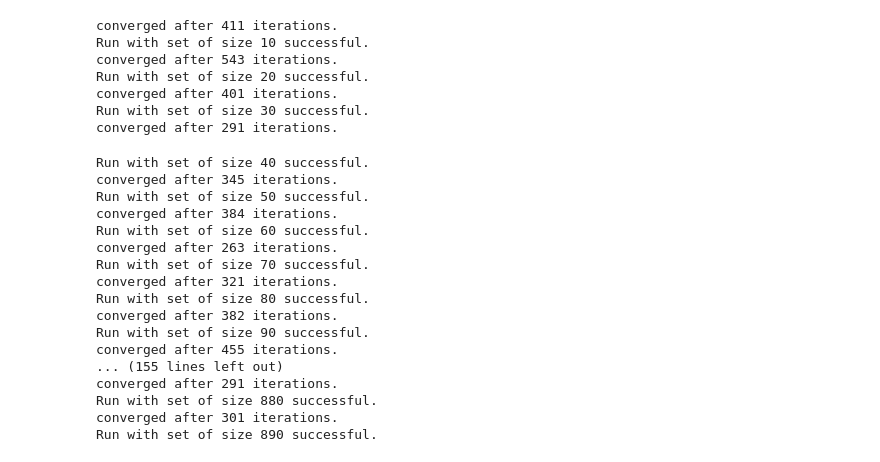
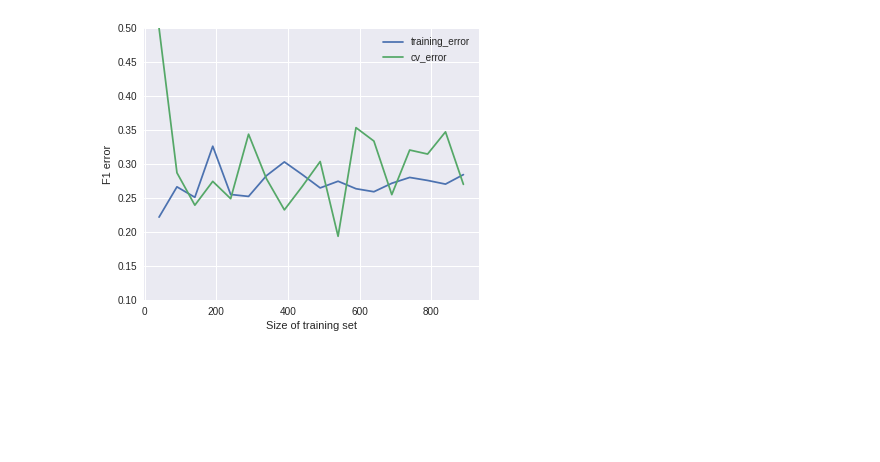
Before and after one commit to ariakoehler/kaggle_titanic, a Jupyter notebook: titanic.ipynb, the cells around one changed output. Saved outputs shown, nothing was run; the diff lists cells and outputs as text; code cells hidden in the pictures; blank space fills up the shorter version.

```diff
--- a/titanic.ipynb
+++ b/titanic.ipynb
@@ -98,11 +81,19 @@ display(sb.heatmap(corr))
 # %%
-#Try clustering, then running a regression on each cluster; data seems to break down into 3 groups
+metric = 'f1_score'
 
-log_reg = tu.LogisticRegressor(max_it=5000, lambd=0.3, alpha=0.01, metric='f1_score')
+log_reg = LogisticRegressor(max_it=5000, lambd=0.3, alpha=0.01)
 
-theta, train_error, cv_error = log_reg.fit(new_data, data_targets, portion_train=0.7, return_errors=True, return_differences=True, display_cost_log=True)
+X_train, y_train, X_val, y_val = tu.split_train_cv(new_data, data_targets)
 
-print('Training {} was {}'.format(log_reg.metric, 1 - train_error))
-print('Cross-validation {} was {}'.format(log_reg.metric, 1 - cv_error))
+theta = log_reg.fit(X_train, y_train, print_stats=True, return_differences=True)
+
+train_predictions = log_reg.predict(X_train, theta)
+cv_predictions = log_reg.predict(X_val, theta)
+
+train_err = tu.get_error(train_predictions, y_train, metric='f1_score')
+cv_err = tu.get_error(cv_predictions, y_val, metric='f1_score')
+
+print('Training {} was {}'.format(metric, 1 - train_err))
+print('Cross-validation {} was {}'.format(metric, 1 - cv_err))
 print('Optimal weights are: \n{}'.format(theta))
 # %% [output]
@@ -151,30 +118,19 @@ dtype: float64
-# %%
-weights, train_error_curve, cv_error_curve = log_reg.learning_curves(new_data, data_targets, portion_train=0.8, step=10)
-# %% [output]
-converged after 411 iterations.
-Run with set of size 10 successful.
-converged after 543 iterations.
-Run with set of size 20 successful.
-converged after 401 iterations.
-Run with set of size 30 successful.
-converged after 291 iterations.
-Run with set of size 40 successful.
-converged after 345 iterations.
-Run with set of size 50 successful.
-converged after 384 iterations.
-Run with set of size 60 successful.
-converged after 263 iterations.
-Run with set of size 70 successful.
-converged after 321 iterations.
-Run with set of size 80 successful.
-converged after 382 iterations.
-Run with set of size 90 successful.
-converged after 455 iterations.
-... (155 lines left out)
-converged after 291 iterations.
-Run with set of size 880 successful.
-converged after 301 iterations.
-Run with set of size 890 successful.
+# %%
+weights, train_error_curve, cv_error_curve = tu.learning_curves(new_data, data_targets, log_reg, min_val=40, step=50, print_stats=False)
+
+plt.ylim(0.10,0.50)
+
+plt.plot(np.fromiter(train_error_curve.keys(), dtype=int), np.fromiter(train_error_curve.values(), dtype=float), label='training_error')
+plt.plot(np.fromiter(cv_error_curve.keys(), dtype=int), np.fromiter(cv_error_curve.values(), dtype=float), label='cv_error')
+
+plt.legend(loc='best')
+
+plt.xlabel('Size of training set')
+plt.ylabel('F1 error')
+
+plt.show()
+# %% [output]
+[figure, added]
 # %%
 testing_data = tu.load('test')
 
```
Also changed, not shown: parts of 10 cells of this notebook, 4 other files.
